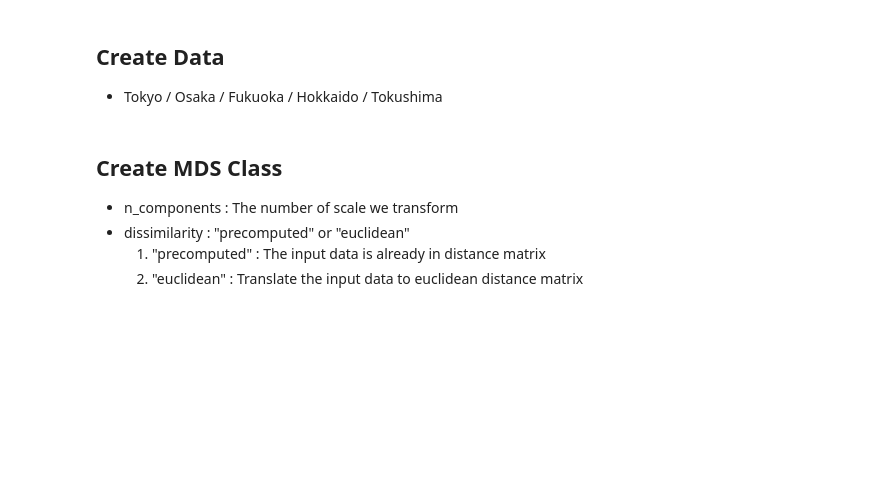
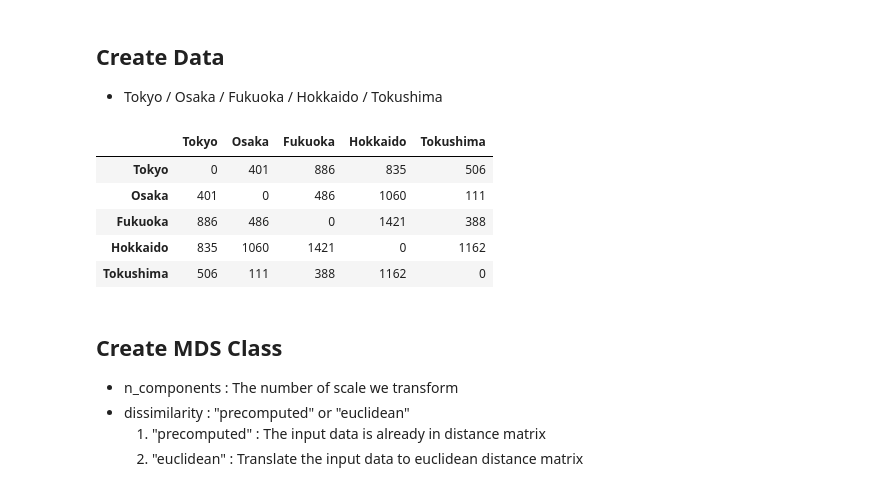
Before and after one commit to bankuyo/bioMeeting2021, a Jupyter notebook: Data/1_NMDS_Data/NMDS_python.ipynb, the cells around one changed output. Saved outputs shown, nothing was run; the diff lists cells and outputs as text; code cells hidden in the pictures; blank space fills up the shorter version.

```diff
--- a/Data/1_NMDS_Data/NMDS_python.ipynb
+++ b/Data/1_NMDS_Data/NMDS_python.ipynb
@@ -37,6 +37,17 @@ dist_japan = [[0, 401, 886, 835, 506],
               [886, 486, 0, 1421, 388],
               [835, 1060, 1421, 0, 1162],
               [506, 111, 388, 1162, 0]]
+# %%
+# labels for plot
+labels = ["Tokyo", "Osaka", "Fukuoka", "Hokkaido", "Tokushima"]
+pd.DataFrame(dist_japan, index = labels, columns = labels)
+# %% [output]
+|  | Tokyo | Osaka | Fukuoka | Hokkaido | Tokushima |
+| Tokyo | 0 | 401 | 886 | 835 | 506 |
+| Osaka | 401 | 0 | 486 | 1060 | 111 |
+| Fukuoka | 886 | 486 | 0 | 1421 | 388 |
+| Hokkaido | 835 | 1060 | 1421 | 0 | 1162 |
+| Tokushima | 506 | 111 | 388 | 1162 | 0 |
 # %% [markdown]
 ## Create MDS Class
 - n_components : The number of scale we transform
```
Also changed, not shown: parts of 1 cell of this notebook, 1 other file.
